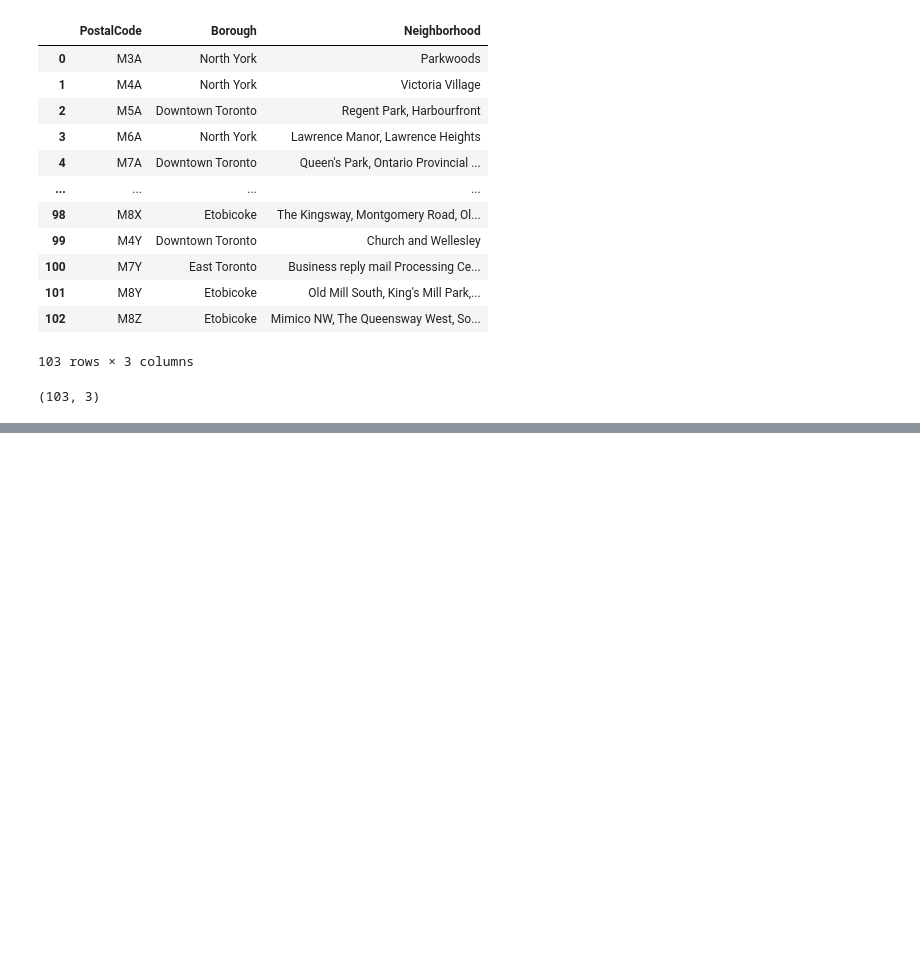
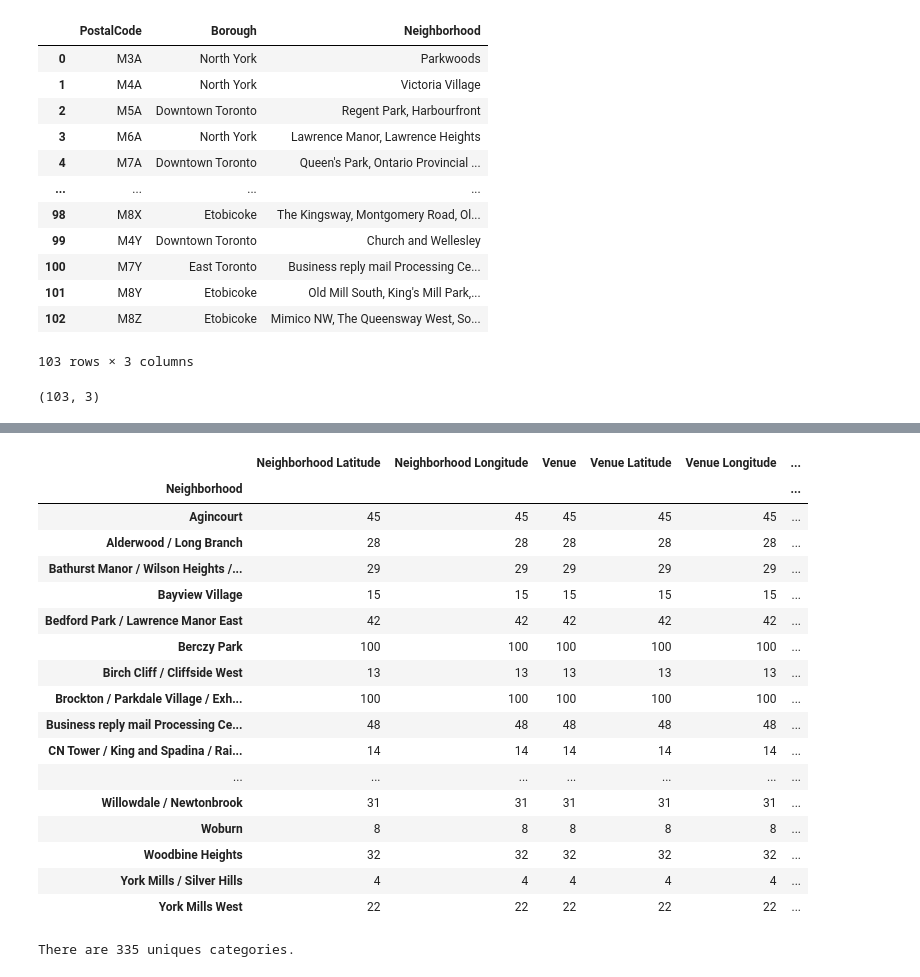
Before and after one commit to stuizen/data-science-final, a Jupyter notebook: A Very Quick Data Scrape.ipynb, the cells around one changed output, grey strips where cells are left out. Cells and saved outputs as stored; diff of their text form; code cells hidden in the pictures; blank space fills up the shorter version.

```diff
--- a/A Very Quick Data Scrape.ipynb
+++ b/A Very Quick Data Scrape.ipynb
@@ -71,0 +83,4 @@ And there you have it. All completed. Nothing too special about this one.
+# %%
+geo.columns = ['PostalCode','Latitude','Longitude']
+
+geo.head()
@@ -71,0 +94,3 @@ And there you have it. All completed. Nothing too special about this one.
+# %%
+df = df.join(geo.set_index('PostalCode'), on = "PostalCode")
+df.head()
@@ -71,0 +104,7 @@ And there you have it. All completed. Nothing too special about this one.
+# %%
+address = 'Toronto, Canada'
+geolocator = Nominatim(user_agent="MyGeocoder")
+location = geolocator.geocode(address)
+latitude = location.latitude
+longitude = location.longitude
+print('The geograpical coordinate of Toronto are {}, {}.'.format(latitude, longitude))
@@ -71,0 +115,19 @@ And there you have it. All completed. Nothing too special about this one.
+# %%
+# create map of New York using latitude and longitude values
+map_toronto = folium.Map(location=[latitude, longitude], zoom_start=11)
+
+# add markers to map
+for lat, lng, boro,ne,ps in zip(df['Latitude'], df['Longitude'], df['Borough'], df["Neighborhood"],df["PostalCode"]):
+    label = '{},{},{}'.format(ne,boro,ps)
+    label = folium.Popup(label, parse_html=True)
+    folium.CircleMarker(
+        [lat, lng],
+        radius=5,
+        popup=label,
+        color='blue',
+        fill=True,
+        fill_color='#3186cc',
+        fill_opacity=0.7,
+        parse_html=False).add_to(map_toronto)
+
+map_toronto
@@ -71,0 +237,25 @@ And there you have it. All completed. Nothing too special about this one.
+# %%
+toronto_venues.groupby('Neighborhood').count()
+# %% [output]
+|  | Neighborhood Latitude | Neighborhood Longitude | Venue | Venue Latitude | Venue Longitude | ... |
+| Neighborhood |  |  |  |  |  | ... |
+| Agincourt | 45 | 45 | 45 | 45 | 45 | ... |
+| Alderwood / Long Branch | 28 | 28 | 28 | 28 | 28 | ... |
+| Bathurst Manor / Wilson Heights /... | 29 | 29 | 29 | 29 | 29 | ... |
+| Bayview Village | 15 | 15 | 15 | 15 | 15 | ... |
+| Bedford Park / Lawrence Manor East | 42 | 42 | 42 | 42 | 42 | ... |
+| Berczy Park | 100 | 100 | 100 | 100 | 100 | ... |
+| Birch Cliff / Cliffside West | 13 | 13 | 13 | 13 | 13 | ... |
+| Brockton / Parkdale Village / Exh... | 100 | 100 | 100 | 100 | 100 | ... |
+| Business reply mail Processing Ce... | 48 | 48 | 48 | 48 | 48 | ... |
+| CN Tower / King and Spadina / Rai... | 14 | 14 | 14 | 14 | 14 | ... |
+| ... | ... | ... | ... | ... | ... | ... |
+| Willowdale / Newtonbrook | 31 | 31 | 31 | 31 | 31 | ... |
+| Woburn | 8 | 8 | 8 | 8 | 8 | ... |
+| Woodbine Heights | 32 | 32 | 32 | 32 | 32 | ... |
+| York Mills / Silver Hills | 4 | 4 | 4 | 4 | 4 | ... |
+| York Mills West | 22 | 22 | 22 | 22 | 22 | ... |
+# %%
+print('There are {} uniques categories.'.format(len(toronto_venues['Venue Category'].unique())))
+# %% [output]
+There are 335 uniques categories.
```
Also changed, not shown: parts of 37 cells of this notebook, 1 other file.
